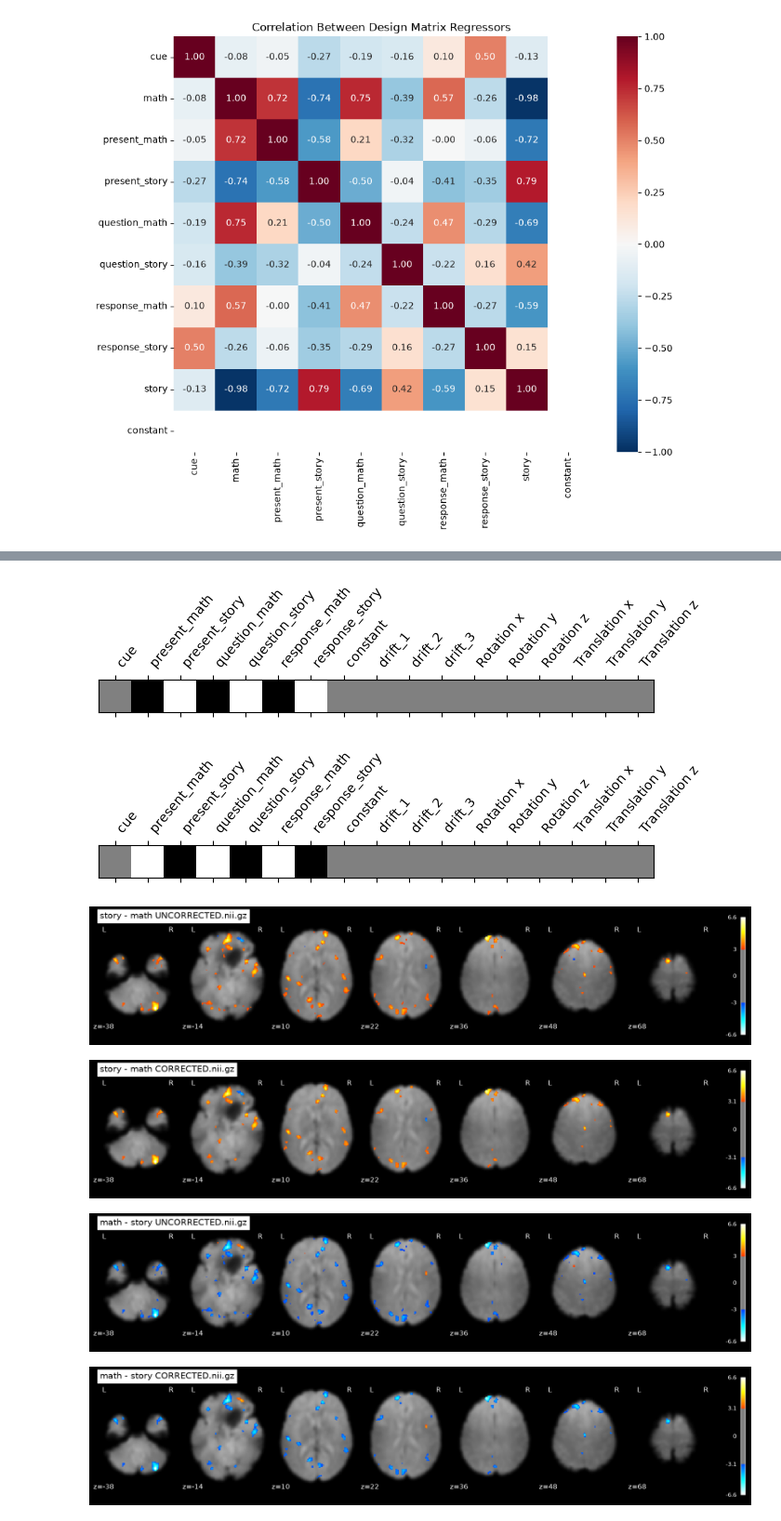
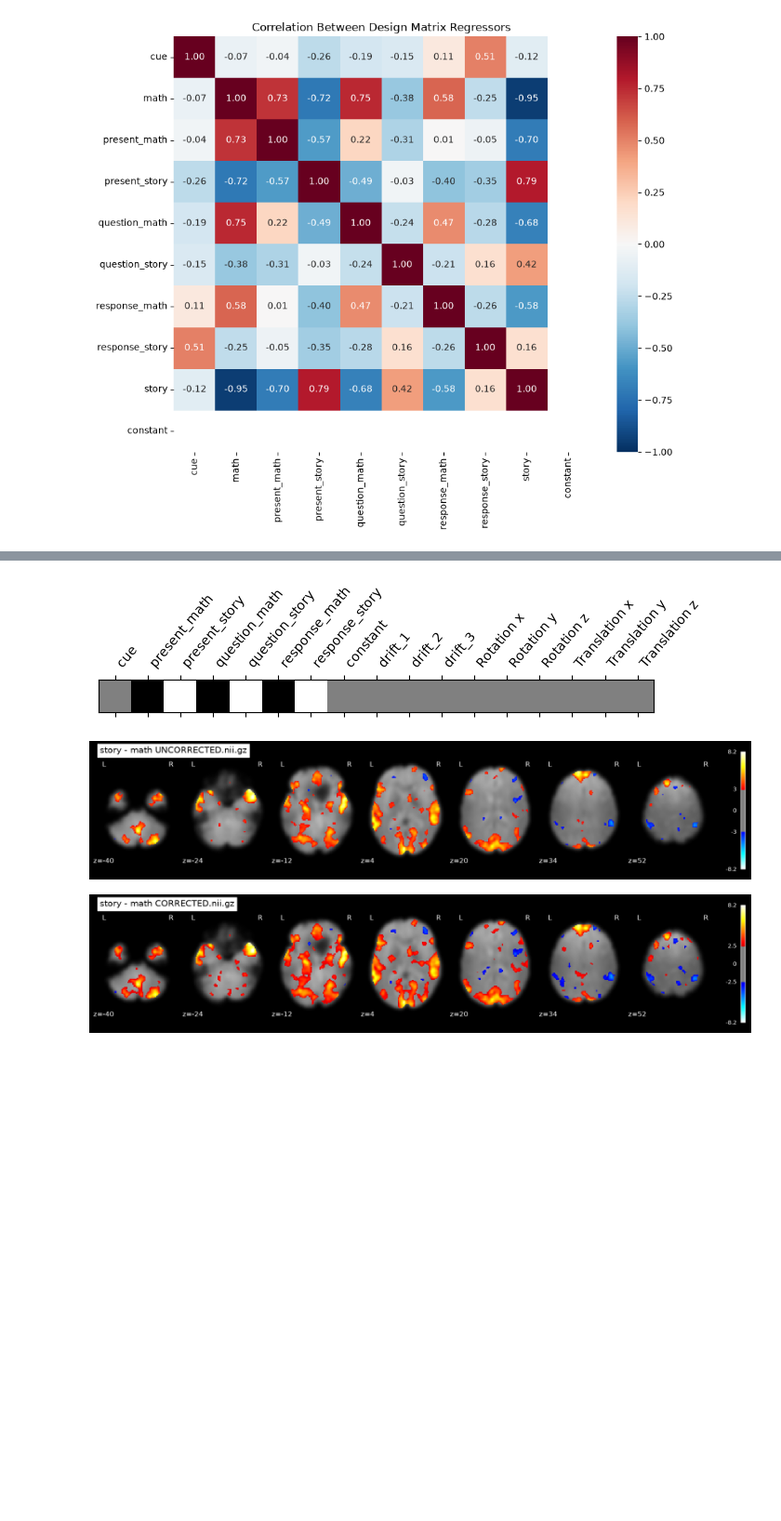
Before and after one commit to nazimov14/NSSP_MiniProjects, a Jupyter notebook: Part1-3_GLM.ipynb, the cells around one changed output, grey strips where cells are left out. Shown at 93% size. Cells and saved outputs as stored; diff of their text form; code cells hidden in the pictures; blank space fills up the shorter version.

```diff
--- a/Part1-3_GLM.ipynb
+++ b/Part1-3_GLM.ipynb
@@ -70,7 +77,7 @@ fMRI_task_data = op.join(fMRI_data_root, 'tfMRI_LANGUAGE_LR_task_onsets.csv')
 preproc_root = op.join(notebook_dir, 'derivatives')
 
 
-final_fMRI = nib.load(op.join(preproc_root, 'tfMRI_LANGUAGE_LR_moco_smoothed-6mm.nii.gz'))
+final_fMRI = nib.load(op.join(preproc_root, 'tfMRI_LANGUAGE_LR_moco_smoothed-8mm.nii.gz'))
 # %%
 # The task consists of two runs that each interleave 4 blocks of a story task and 4 blocks of
 # a math task. The lengths of the blocks vary (average of approximately 30 seconds),
@@ -118,8 +125,8 @@ fmri_orig = nib.load(fMRI_data_filepath)
 tr = float(fmri_orig.header.get_zooms()[3])
 print(f"Repetition Time (TR): {tr} seconds")
 
-# Adjust event onsets for removal of first 9 volumes
-events['onset'] = events['onset'] - (9 * tr)
+# Adjust event onsets for removal of first volume
+events['onset'] = events['onset'] - tr
 
 # Specify what sort of GLM we want (nature of the noise, repetition time of the data and other parameters)
 fmri_glm = FirstLevelModel(t_r=tr, noise_model='ar1', standardize=False, hrf_model='spm', drift_model=None, high_pass=.1)
@@ -299,54 +326,35 @@ for condition in task_conditions:
 # %%
 ########### ACTIVATION MAP GENERATION
 # Create the dictionary of the conditions
 conditions = {
    'story': np.array([0,0,1,0,1,0,1,0,0,0,0,0,0,0,0,0,0]),
     'math': np.array([0,1,0,1,0,1,0,0,0,0,0,0,0,0,0,0,0]),
 }
 
 # create the two contrast vectors
 story_minus_math = conditions['story'] - conditions['math']
-math_minus_story = conditions['math'] - conditions['story']
 
 # plot the contrast vectors
 from nilearn.plotting import plot_contrast_matrix
 plot_contrast_matrix(story_minus_math, design_matrix=design_mat_new)
-plot_contrast_matrix(math_minus_story, design_matrix=design_mat_new)
 
 # create z maps of each contrast
-z_map_1 = new_glm.compute_contrast(story_minus_math, output_type='z_score')
-z_map_2 = new_glm.compute_contrast(math_minus_story, output_type='z_score')
+z_map = new_glm.compute_contrast(story_minus_math, output_type='z_score')
 
-maps = [z_map_1, z_map_2]
+nib.save(z_map, 'story - math UNCORRECTED.nii.gz')
+plot_stat_map(z_map, bg_img=mean_img_, threshold=3.0, display_mode='z', cut_coords=7, black_bg=True, title= 'story - math UNCORRECTED.nii.gz')
+plt.show()
 
-i = 0
-for map_ in maps:
-    if i == 1:
-        title = 'math - story'
-    else:
-        title = 'story - math'
-    nib.save(map_, title + ' UNCORRECTED.nii.gz')
-    plot_stat_map(map_, bg_img=mean_img_, threshold=3.0,
-              display_mode='z', cut_coords=7, black_bg=True,
-              title=title + ' UNCORRECTED.nii.gz')
-    plt.show()
+# Here, we apply the FDR correction + threshold (to correct for the multiple comparisons and p value issue)
+clean_map, threshold = threshold_stats_img(z_map, alpha=fdr_rate, height_control='fdr', cluster_threshold=cluster_size)
 
-    # Here, we apply the FDR correction + threshold (to correct for the multiple comparisons and p value issue)
-    clean_map, threshold = threshold_stats_img(map_, alpha=fdr_rate, height_control='fdr', cluster_threshold=cluster_size)
-
-    # And this is just to plot here!
-    plot_stat_map(clean_map, bg_img=mean_img_, threshold=threshold,
-              display_mode='z', cut_coords=7, black_bg=True,
-              title= title + ' CORRECTED.nii.gz')
-    nib.save(clean_map, title + ' CORRECTED.nii.gz')
-    plt.show()
-    i+=1
+# And this is just to plot here!
+plot_stat_map(clean_map, bg_img=mean_img_, threshold=threshold, display_mode='z', cut_coords=7, black_bg=True, title= 'story - math CORRECTED.nii.gz')
+nib.save(clean_map, 'story - math CORRECTED.nii.gz')
+plt.show()
 # %% [output]
 [figure]
-[figure, old version]
+[figure, new version]
-[figure, old version]
+[figure, new version]
-[figure, removed]
-[figure, removed]
-[figure, removed]
 # %%
 fsleyesDisplay.resetOverlays()
```
Also changed, not shown: parts of 9 cells of this notebook.
